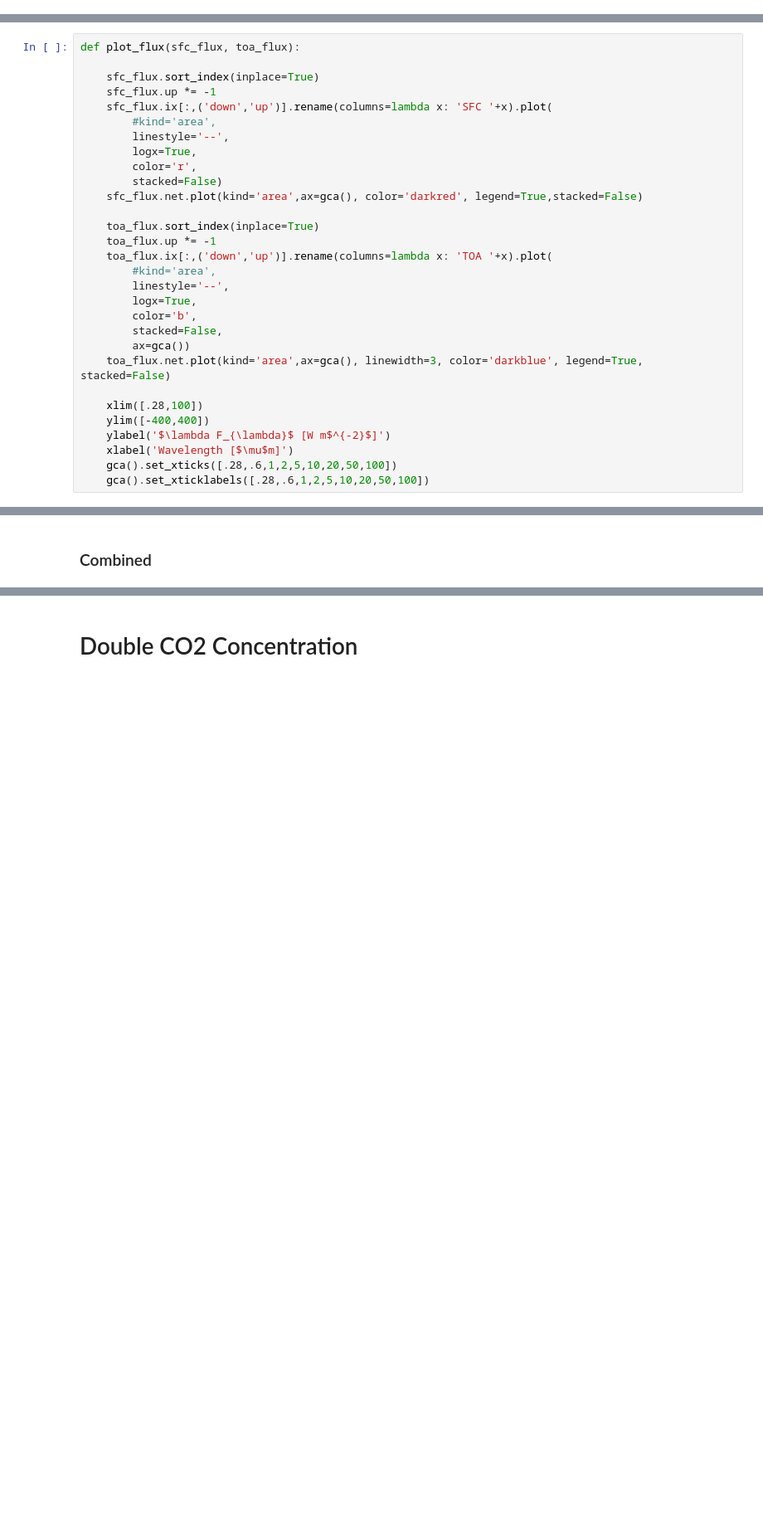
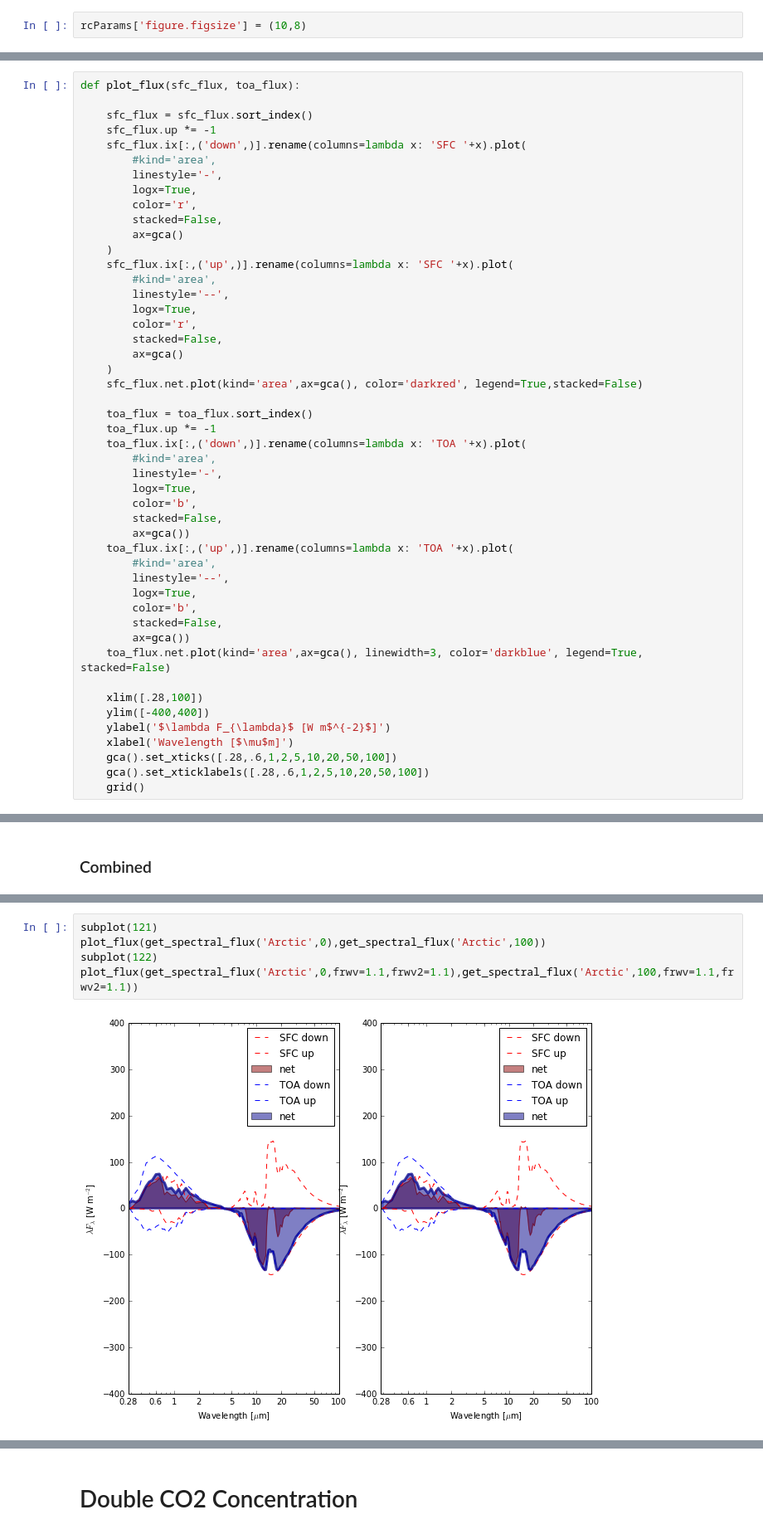
Before and after one commit to CodaP/streamer, a Jupyter notebook: Experiments.ipynb, the cells around one changed output, grey strips where cells are left out. Shown at 83% size. Saved outputs shown, nothing was run; the diff lists cells and outputs as text; blank space fills up the shorter version.

```diff
--- a/Experiments.ipynb
+++ b/Experiments.ipynb
@@ -8,6 +8,8 @@ import pandas as pd
 import numpy as np
 # %% [output]
 Populating the interactive namespace from numpy and matplotlib
+# %%
+rcParams['figure.figsize'] = (10,8)
 # %%
 def calculate_combined(table):
     table['COMBINEDup'] = table.ix[:,('LWup','SWup')].sum(axis=1)
@@ -43,19 +59,36 @@ def get_spectral_flux(name, level, **user_settings):
 # %%
 def plot_flux(sfc_flux, toa_flux):
 
-    sfc_flux.sort_index(inplace=True)
+    sfc_flux = sfc_flux.sort_index()
     sfc_flux.up *= -1
-    sfc_flux.ix[:,('down','up')].rename(columns=lambda x: 'SFC '+x).plot(
+    sfc_flux.ix[:,('down',)].rename(columns=lambda x: 'SFC '+x).plot(
+        #kind='area',
+        linestyle='-',
+        logx=True,
+        color='r',
+        stacked=False,
+        ax=gca()
+    )
+    sfc_flux.ix[:,('up',)].rename(columns=lambda x: 'SFC '+x).plot(
         #kind='area',
         linestyle='--',
         logx=True,
         color='r',
-        stacked=False)
+        stacked=False,
+        ax=gca()
+    )
     sfc_flux.net.plot(kind='area',ax=gca(), color='darkred', legend=True,stacked=False)
 
-    toa_flux.sort_index(inplace=True)
+    toa_flux = toa_flux.sort_index()
     toa_flux.up *= -1
-    toa_flux.ix[:,('down','up')].rename(columns=lambda x: 'TOA '+x).plot(
+    toa_flux.ix[:,('down',)].rename(columns=lambda x: 'TOA '+x).plot(
+        #kind='area',
+        linestyle='-',
+        logx=True,
+        color='b',
+        stacked=False,
+        ax=gca())
+    toa_flux.ix[:,('up',)].rename(columns=lambda x: 'TOA '+x).plot(
         #kind='area',
         linestyle='--',
         logx=True,
@@ -70,6 +103,7 @@ def plot_flux(sfc_flux, toa_flux):
     xlabel('Wavelength [$\mu$m]')
     gca().set_xticks([.28,.6,1,2,5,10,20,50,100])
     gca().set_xticklabels([.28,.6,1,2,5,10,20,50,100])
+    grid()
 # %%
 def get_heating(name, **user_settings):
     band_heatings = []
@@ -261,0 +271,7 @@ get_table('Arctic','COMBINED',frwv=1.1, frwv2=1.1) - get_table('Arctic','COMBINE
+# %%
+subplot(121)
+plot_flux(get_spectral_flux('Arctic',0),get_spectral_flux('Arctic',100))
+subplot(122)
+plot_flux(get_spectral_flux('Arctic',0,frwv=1.1,frwv2=1.1),get_spectral_flux('Arctic',100,frwv=1.1,frwv2=1.1))
+# %% [output]
+[figure, added]
```
Also changed, not shown: parts of 217 cells of this notebook, 35 other files.
